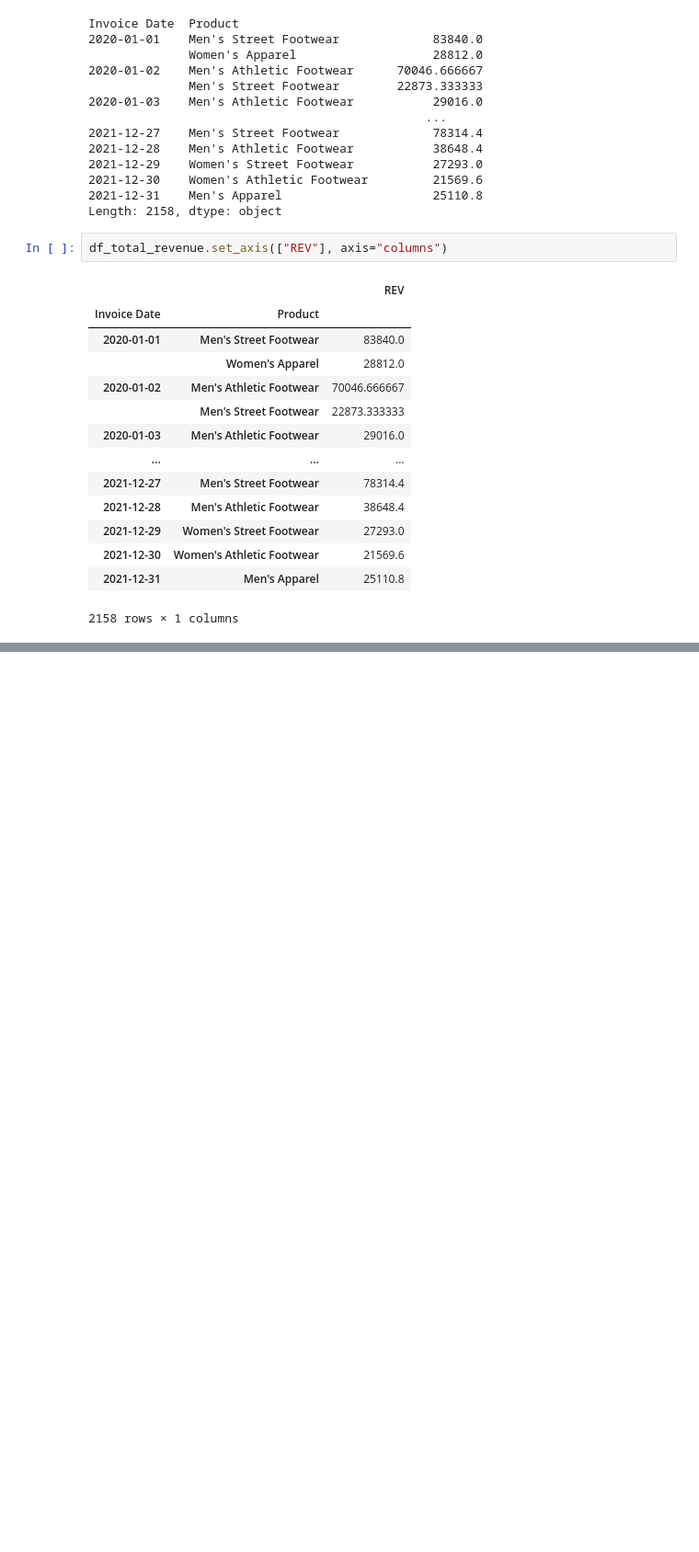
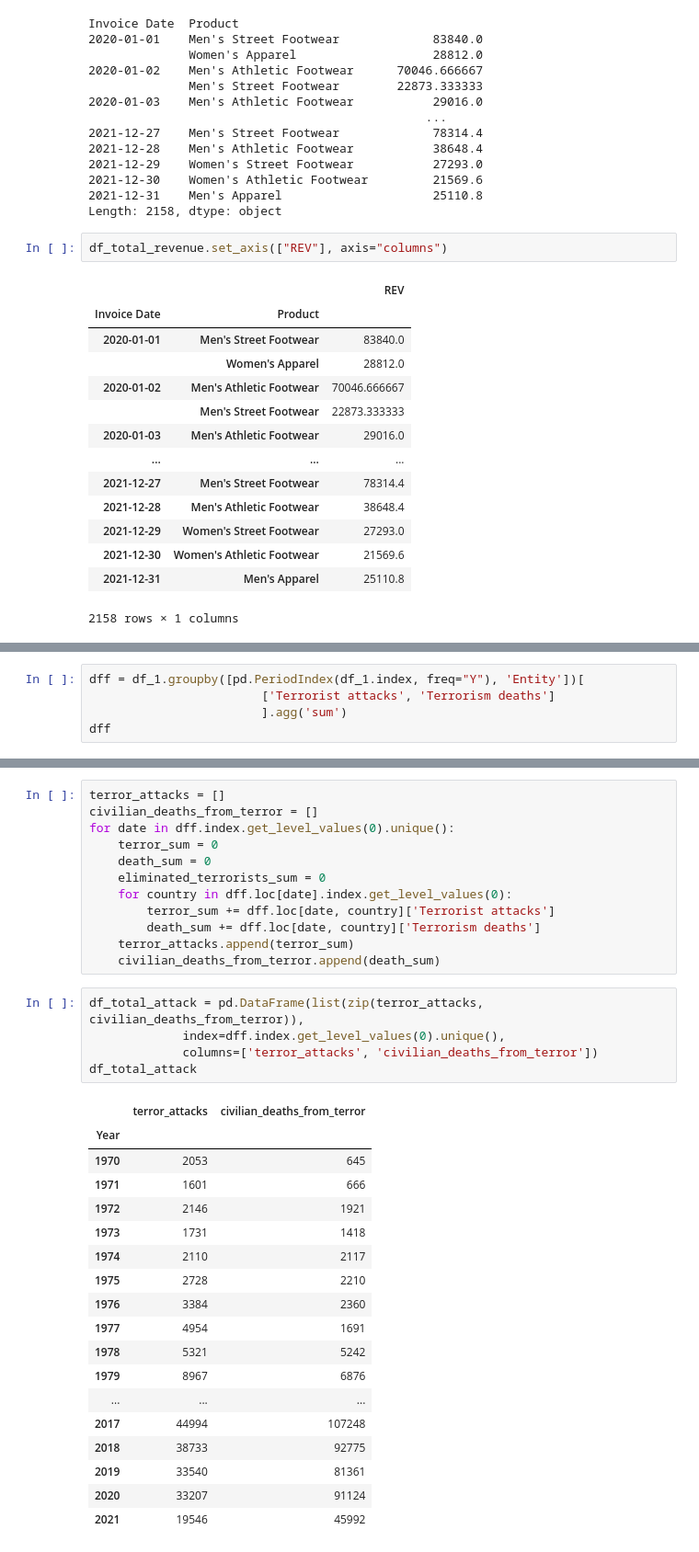
Before and after one commit to DTsapin/Python_DS-ML_practice, a Jupyter notebook: loop_and_pandas_practic.ipynb, the cells around one changed output, grey strips where cells are left out. Shown: that part at 92% size. Drawn from its saved outputs; the diff is of its cells as text; blank space fills up the shorter version.

```diff
--- a/loop_and_pandas_practic.ipynb
+++ b/loop_and_pandas_practic.ipynb
@@ -224,0 +260,5 @@ df_total_revenue.set_axis(["REV"], axis="columns")
+# %%
+dff = df_1.groupby([pd.PeriodIndex(df_1.index, freq="Y"), 'Entity'])[
+                        ['Terrorist attacks', 'Terrorism deaths']
+                        ].agg('sum')
+dff
@@ -224,0 +280,36 @@ df_total_revenue.set_axis(["REV"], axis="columns")
+# %%
+terror_attacks = []
+civilian_deaths_from_terror = []
+for date in dff.index.get_level_values(0).unique():
+    terror_sum = 0
+    death_sum = 0
+    eliminated_terrorists_sum = 0
+    for country in dff.loc[date].index.get_level_values(0):
+        terror_sum += dff.loc[date, country]['Terrorist attacks']
+        death_sum += dff.loc[date, country]['Terrorism deaths']
+    terror_attacks.append(terror_sum)
+    civilian_deaths_from_terror.append(death_sum)
+# %%
+df_total_attack = pd.DataFrame(list(zip(terror_attacks, civilian_deaths_from_terror)),
+             index=dff.index.get_level_values(0).unique(),
+             columns=['terror_attacks', 'civilian_deaths_from_terror'])
+df_total_attack
+# %% [output]
+|  | terror_attacks | civilian_deaths_from_terror |
+| Year |  |  |
+| 1970 | 2053 | 645 |
+| 1971 | 1601 | 666 |
+| 1972 | 2146 | 1921 |
+| 1973 | 1731 | 1418 |
+| 1974 | 2110 | 2117 |
+| 1975 | 2728 | 2210 |
+| 1976 | 3384 | 2360 |
+| 1977 | 4954 | 1691 |
+| 1978 | 5321 | 5242 |
+| 1979 | 8967 | 6876 |
+| ... | ... | ... |
+| 2017 | 44994 | 107248 |
+| 2018 | 38733 | 92775 |
+| 2019 | 33540 | 81361 |
+| 2020 | 33207 | 91124 |
+| 2021 | 19546 | 45992 |
```
Also changed, not shown: parts of 3 cells of this notebook.
